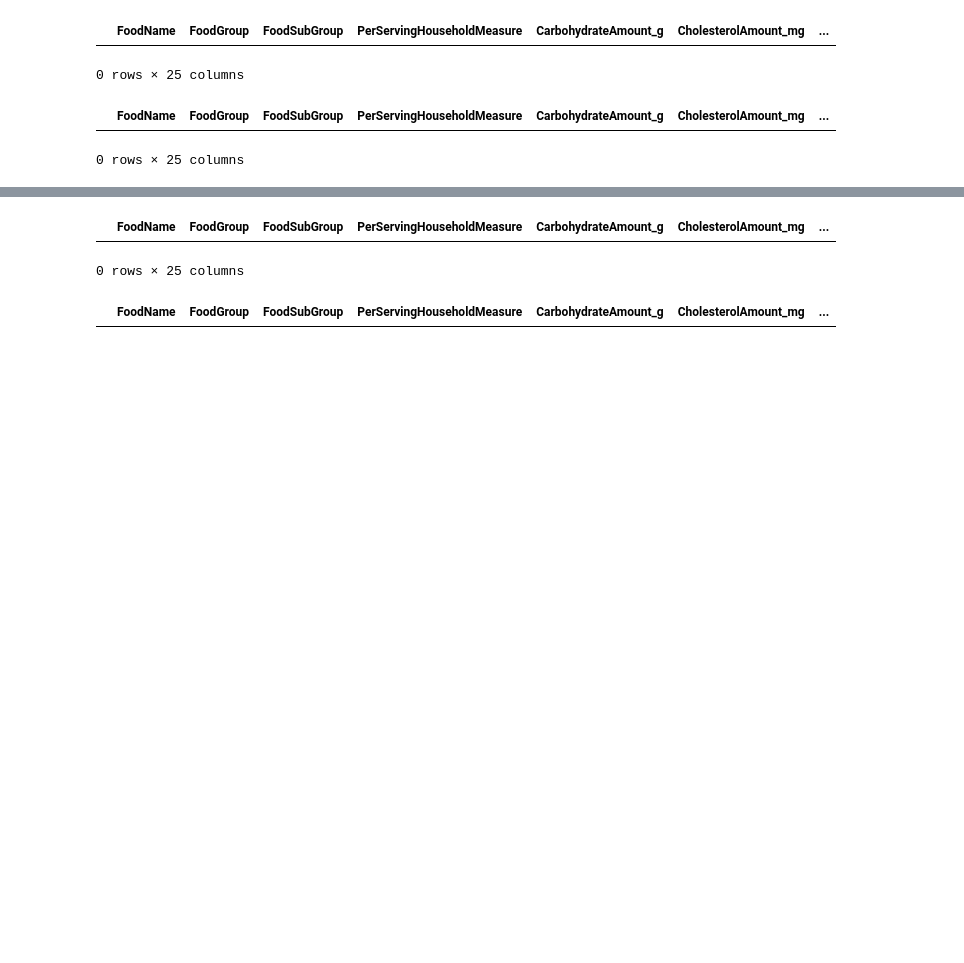
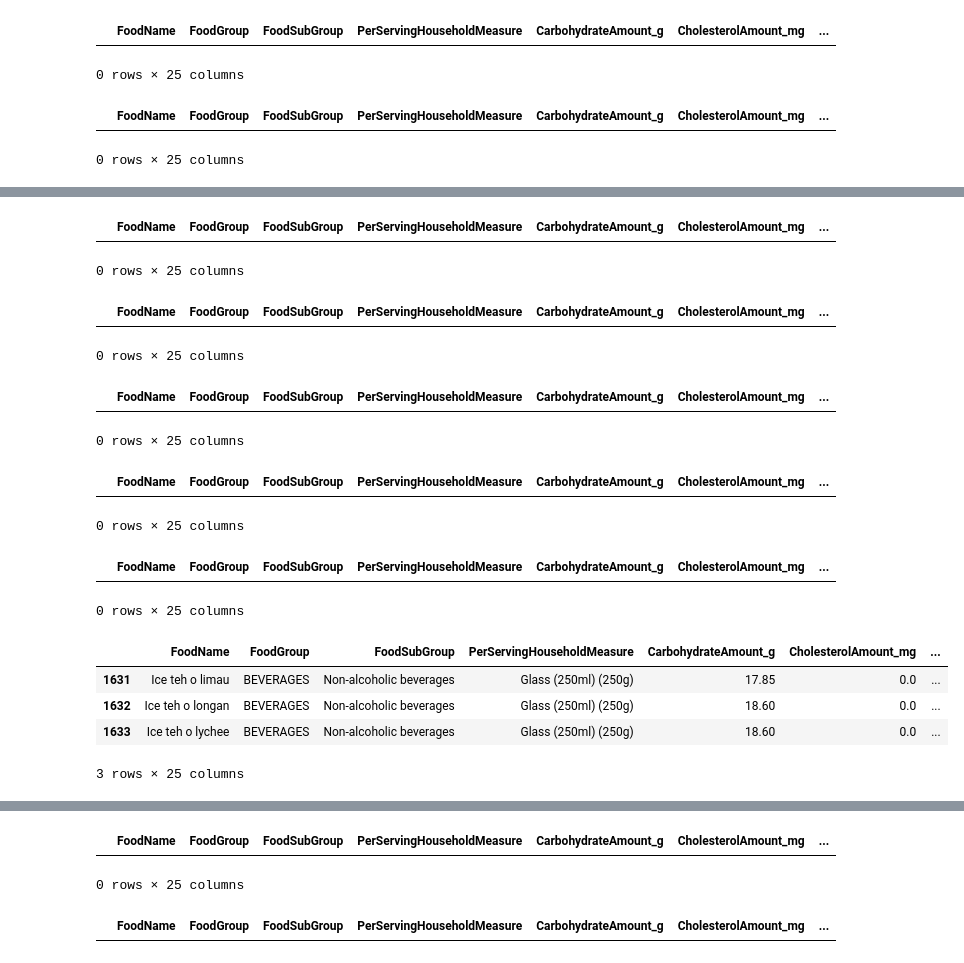
Before and after one commit to ISS-IS02PT/IRS-PM-ISY5001-2020-01-18-GROUP5-A.I.-Food-Recommender, a Jupyter notebook: SystemCode/Integrations/foodrec_proj/foodrec/Dataset/Food_Data_EDA.ipynb, the cells around one changed output, grey strips where cells are left out. Drawn from its saved outputs; the diff is of its cells as text; code cells hidden in the pictures; blank space fills up the shorter version.

```diff
--- a/SystemCode/Integrations/foodrec_proj/foodrec/Dataset/Food_Data_EDA.ipynb
+++ b/SystemCode/Integrations/foodrec_proj/foodrec/Dataset/Food_Data_EDA.ipynb
@@ -1529,0 +1544,33 @@ display (data[(data['Vegan'] == True) & data['FoodName'].str.contains('Japanese
+# %%
+display (data[(data['Vegan'] == True) & data['FoodName'].str.contains('mee goreng', case=True)])
+# %% [output]
+|  | FoodName | FoodGroup | FoodSubGroup | PerServingHouseholdMeasure | CarbohydrateAmount_g | CholesterolAmount_mg | ... |
+0 rows × 25 columns
+# %%
+display (data[(data['Vegan'] == True) & data['FoodName'].str.contains('nasi goreng', case=True)])
+# %% [output]
+|  | FoodName | FoodGroup | FoodSubGroup | PerServingHouseholdMeasure | CarbohydrateAmount_g | CholesterolAmount_mg | ... |
+0 rows × 25 columns
+# %%
+display (data[(data['Vegan'] == True) & data['FoodName'].str.contains('okonomiyaki', case=True)])
+# %% [output]
+|  | FoodName | FoodGroup | FoodSubGroup | PerServingHouseholdMeasure | CarbohydrateAmount_g | CholesterolAmount_mg | ... |
+0 rows × 25 columns
+# %%
+display (data[(data['Vegan'] == True) & data['FoodName'].str.contains('oyakodon', case=True)])
+# %% [output]
+|  | FoodName | FoodGroup | FoodSubGroup | PerServingHouseholdMeasure | CarbohydrateAmount_g | CholesterolAmount_mg | ... |
+0 rows × 25 columns
+# %%
+display (data[(data['Vegan'] == True) & data['FoodName'].str.contains('satay bee hoon', case=True)])
+# %% [output]
+|  | FoodName | FoodGroup | FoodSubGroup | PerServingHouseholdMeasure | CarbohydrateAmount_g | CholesterolAmount_mg | ... |
+0 rows × 25 columns
+# %%
+display (data[(data['Vegan'] == True) & data['FoodName'].str.contains('teh', case=True)])
+# %% [output]
+|  | FoodName | FoodGroup | FoodSubGroup | PerServingHouseholdMeasure | CarbohydrateAmount_g | CholesterolAmount_mg | ... |
+| 1631 | Ice teh o limau | BEVERAGES | Non-alcoholic beverages | Glass (250ml) (250g) | 17.85 | 0.0 | ... |
+| 1632 | Ice teh o longan | BEVERAGES | Non-alcoholic beverages | Glass (250ml) (250g) | 18.60 | 0.0 | ... |
+| 1633 | Ice teh o lychee | BEVERAGES | Non-alcoholic beverages | Glass (250ml) (250g) | 18.60 | 0.0 | ... |
+3 rows × 25 columns
```
Also changed, not shown: parts of 11 cells of this notebook.
